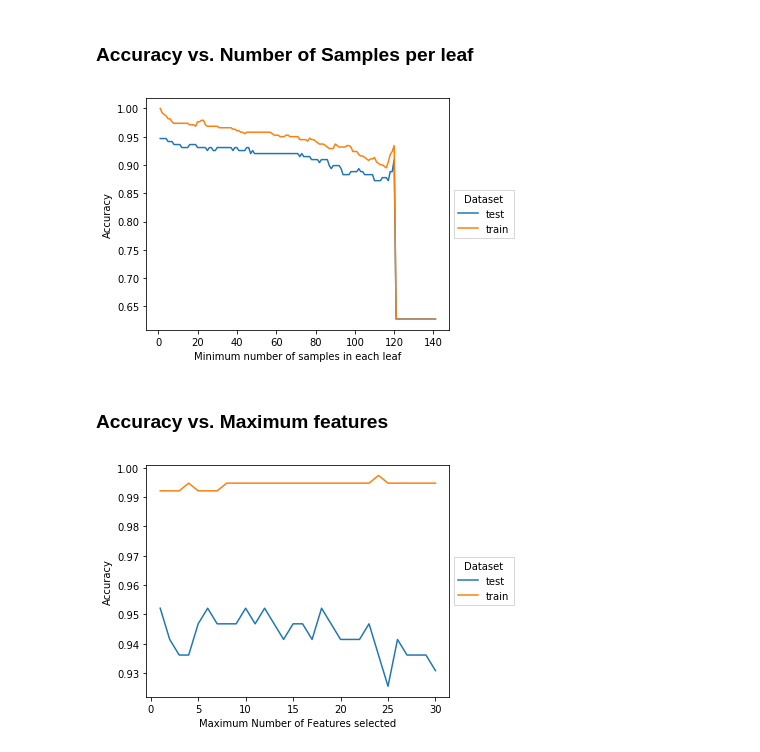
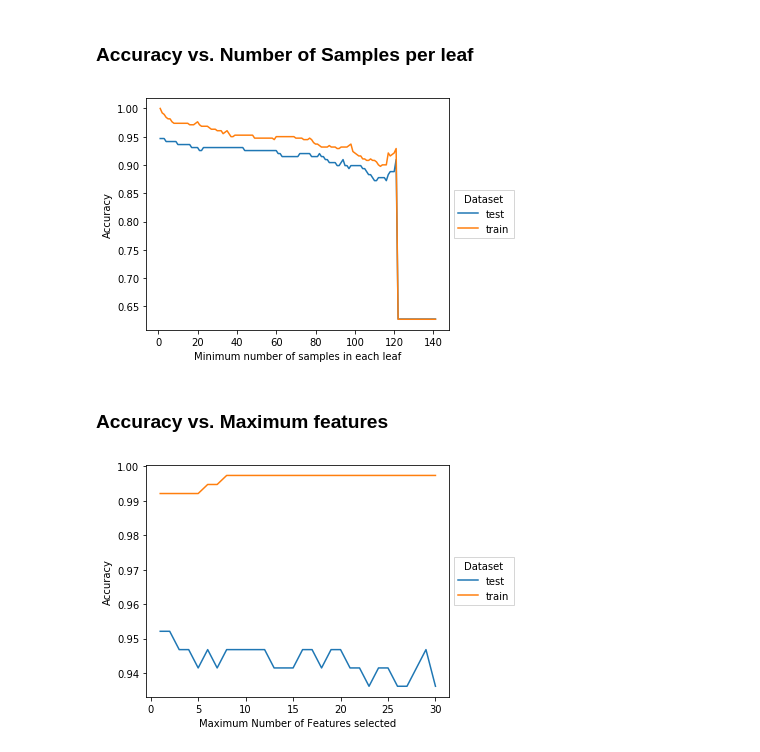
Before and after one commit to QuantLet/DEDA_RandForest, a Jupyter notebook: DEDA_RandForest.ipynb, the cells around one changed output. Drawn from its saved outputs; the diff is of its cells as text; code cells hidden in the pictures.

```diff
--- a/DEDA_RandForest.ipynb
+++ b/DEDA_RandForest.ipynb
@@ -85,9 +85,11 @@ for i in np.arange(10):
         out_file='tree.dot',
         feature_names=list(X_train.columns),
         rounded=True,
-        precision=4
+        precision=4,
+        filled=True
     )
     (graph,) = pydot.graph_from_dot_file('tree.dot')
+    graph.set_bgcolor('transparent')
     graph.write_png('RF_one_tree_no_%i.png'%i)
 img = mpimg.imread('RF_one_tree_no_%i.png'%i)
 plt.imshow(img)
@@ -304,7 +306,7 @@ plt.show()
 ### Accuracy vs. Number of Samples per leaf
 # %%
 rf = RandomForestClassifier(
-    n_estimators=100,
+    n_estimators=500,
     max_features=min(10,n_feature),
     min_samples_leaf=1,
     random_state=42,
@@ -323,35 +325,35 @@ res.plot('min_samples_leaf')
 plt.ylabel('Accuracy')
 plt.xlabel('Minimum number of samples in each leaf')
 plt.legend(loc='center left',bbox_to_anchor=(1,0.5), title='Dataset',fancybox=False)
-plt.savefig('RF_accuracy_number_of_samples_per_leaf.png',dpi=300)
+plt.savefig('RF_accuracy_number_of_samples_per_leaf.png',dpi=300,transparent=True)
 plt.tight_layout()
 plt.show()
 # %% [output]
-[figure, old version]
+[figure, new version]
 # %% [markdown]
 ### Accuracy vs. Maximum features
 # %%
 rf = RandomForestClassifier(
-    n_estimators=100,
+    n_estimators=500,
     max_features=min(10,n_feature),
     random_state=42,
     max_depth=5
 )
 res = []
 for i in range(1,X_train.shape[1]+1):
     rf.max_features = i
     rf.fit(X_train,y_train)
     d = dict({'max_features':i})
     d.update({'train':rf.score(X_train,y_train)})
     d.update({'test':rf.score(X_test,y_test)})
     res.append(d)
 res = pd.DataFrame(res)
 res.plot('max_features')
 plt.ylabel('Accuracy')
 plt.xlabel('Maximum Number of Features selected')
 plt.legend(loc='center left',bbox_to_anchor=(1,0.5), title='Dataset',fancybox=False)
-plt.savefig('RF_accuracy_number_of_features.png',dpi=300)
+plt.savefig('RF_accuracy_number_of_features.png',dpi=300,transparent=True)
 plt.tight_layout()
 plt.show()
 # %% [output]
-[figure, old version]
+[figure, new version]
```
Also changed, not shown: parts of 9 cells of this notebook, 18 other files.
